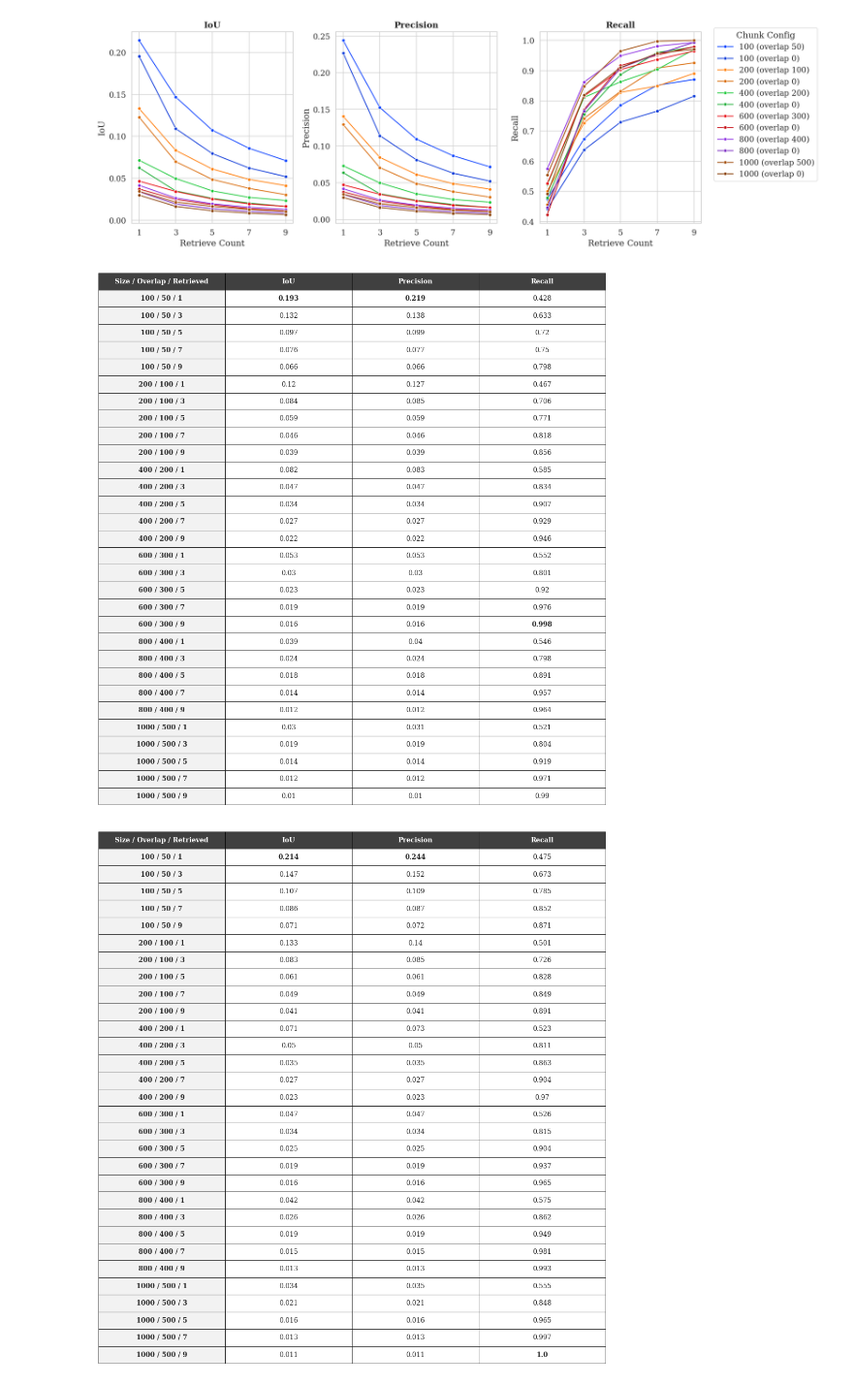
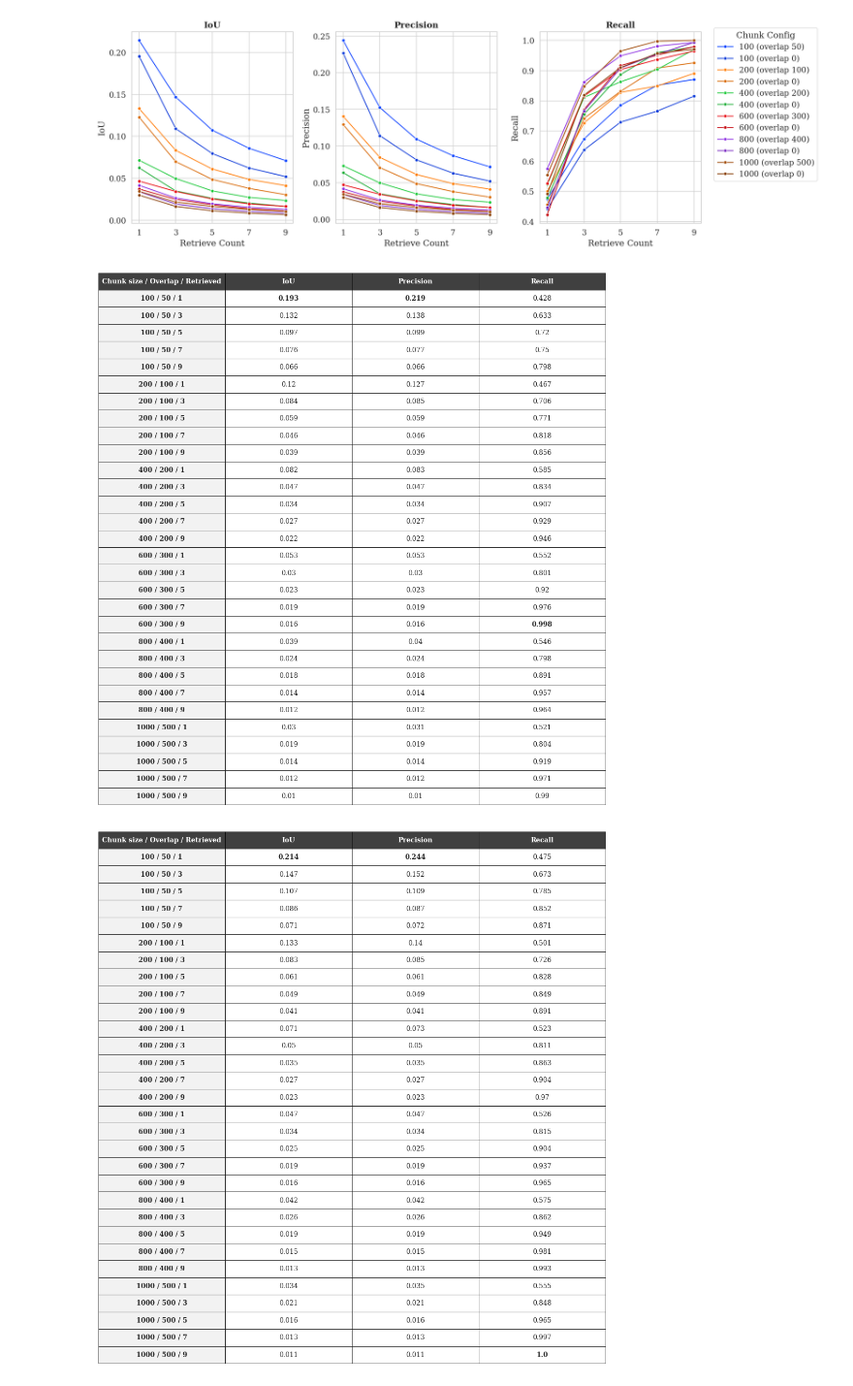
Before and after one commit to samarrik/chunking, a Jupyter notebook: reports/results/visualization.ipynb, the cells around one changed output. Shown at 97% size. Cells and saved outputs as stored; diff of their text form; code cells hidden in the pictures.

Commit message:
Fix minor issues in the resport and visualization

```diff
--- a/reports/results/visualization.ipynb
+++ b/reports/results/visualization.ipynb
@@ -98,7 +98,7 @@ def plot_metrics_table(df, model_name, save_path):
         "recall": "Recall",
     }
 
-    column_names = ["Size / Overlap / Retrieved"] + [metric_display_names[m] for m in metric_cols]
+    column_names = ["Chunk size / Overlap / Retrieved"] + [metric_display_names[m] for m in metric_cols]
     table_data.columns = column_names
 
     fig, ax = plt.subplots(figsize=(8, 6))  # Increased figure size for more rows
@@ -108,32 +108,32 @@ def plot_metrics_table(df, model_name, save_path):
         cellText=table_data.values,
         colLabels=table_data.columns,
         loc='center',
         cellLoc='center'
     )
     table.auto_set_font_size(False)
     table.set_fontsize(9)
     table.scale(1.2, 1.5)
 
     # Style table cells
     for (row, col), cell in table._cells.items():
         cell.set_edgecolor('black')
         cell.set_linewidth(0.5)
         if row == 0:
             cell.set_text_props(weight='bold', color='white')
             cell.set_facecolor('#404040')
         else:
             cell.set_facecolor('#f2f2f2' if col == 0 else 'white')
             if col == 0:
                 cell.set_text_props(weight='bold')
             elif table_data.iloc[row-1, col] == table_data[table_data.columns[col]].max():
                 cell.get_text().set_fontweight('bold')
 
     plt.subplots_adjust(left=1, right=2, top=2, bottom=1)
     plt.savefig(str(save_path), bbox_inches='tight', pad_inches=0, dpi=DPI)
     plt.show()
 
 plot_metrics_table(df, "all-MiniLM-L6-v2", FIGURES_PATH / "metrics_table_all-MiniLM-L6-v2.png")
 plot_metrics_table(df, "multi-qa-mpnet-base-dot-v1", FIGURES_PATH / "metrics_table_multi-qa-mpnet-base-dot-v1.png")
 # %% [output]
-[figure, old version]
+[figure, new version]
-[figure, old version]
+[figure, new version]
```
Also changed, not shown: 3 other files.
